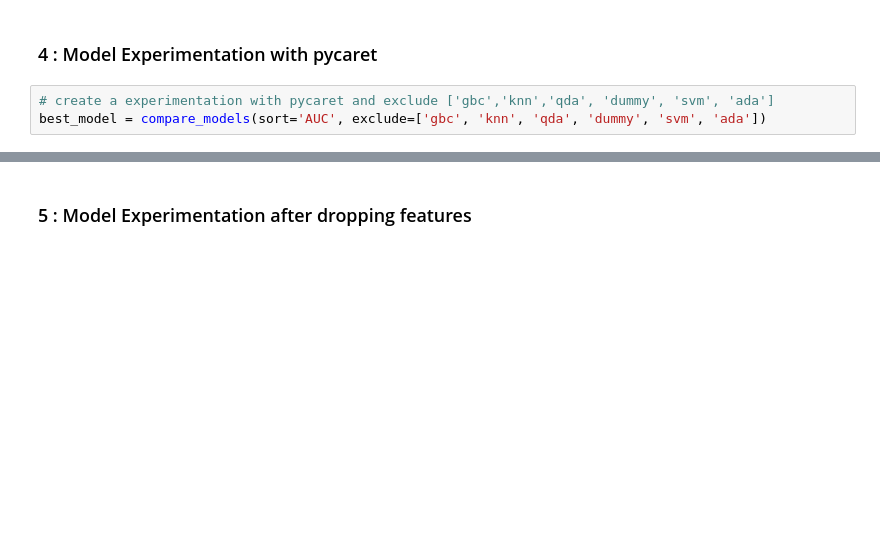
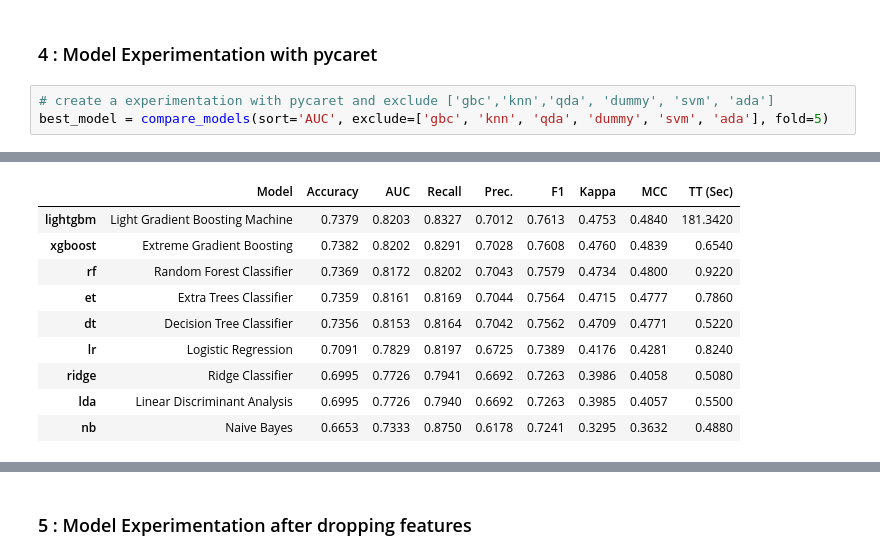
Before and after one commit to mohiteamit/upGrad-Codepro-Lead-Scoring-MLOps, a Jupyter notebook: notebooks/02.model_experimentation.ipynb, the cells around one changed output, grey strips where cells are left out. Drawn from its saved outputs; the diff is of its cells as text; blank space fills up the shorter version.

```diff
--- a/notebooks/02.model_experimentation.ipynb
+++ b/notebooks/02.model_experimentation.ipynb
@@ -124,4 +169,5 @@ exp = setup(
 ### 4 : Model Experimentation with pycaret
 # %%
 # create a experimentation with pycaret and exclude ['gbc','knn','qda', 'dummy', 'svm', 'ada']
-best_model = compare_models(sort='AUC', exclude=['gbc', 'knn', 'qda', 'dummy', 'svm', 'ada'])
+best_model = compare_models(sort='AUC', exclude=['gbc', 'knn', 'qda', 'dummy', 'svm', 'ada'], fold=5)
+# %% [output]
@@ -127,0 +175,10 @@ best_model = compare_models(sort='AUC', exclude=['gbc', 'knn', 'qda', 'dummy', '
+|  | Model | Accuracy | AUC | Recall | Prec. | F1 | Kappa | MCC | TT (Sec) |
+| lightgbm | Light Gradient Boosting Machine | 0.7379 | 0.8203 | 0.8327 | 0.7012 | 0.7613 | 0.4753 | 0.4840 | 181.3420 |
+| xgboost | Extreme Gradient Boosting | 0.7382 | 0.8202 | 0.8291 | 0.7028 | 0.7608 | 0.4760 | 0.4839 | 0.6540 |
+| rf | Random Forest Classifier | 0.7369 | 0.8172 | 0.8202 | 0.7043 | 0.7579 | 0.4734 | 0.4800 | 0.9220 |
+| et | Extra Trees Classifier | 0.7359 | 0.8161 | 0.8169 | 0.7044 | 0.7564 | 0.4715 | 0.4777 | 0.7860 |
+| dt | Decision Tree Classifier | 0.7356 | 0.8153 | 0.8164 | 0.7042 | 0.7562 | 0.4709 | 0.4771 | 0.5220 |
+| lr | Logistic Regression | 0.7091 | 0.7829 | 0.8197 | 0.6725 | 0.7389 | 0.4176 | 0.4281 | 0.8240 |
+| ridge | Ridge Classifier | 0.6995 | 0.7726 | 0.7941 | 0.6692 | 0.7263 | 0.3986 | 0.4058 | 0.5080 |
+| lda | Linear Discriminant Analysis | 0.6995 | 0.7726 | 0.7940 | 0.6692 | 0.7263 | 0.3985 | 0.4057 | 0.5500 |
+| nb | Naive Bayes | 0.6653 | 0.7333 | 0.8750 | 0.6178 | 0.7241 | 0.3295 | 0.3632 | 0.4880 |
```
Also changed, not shown: parts of 20 cells of this notebook, 3 other files.
